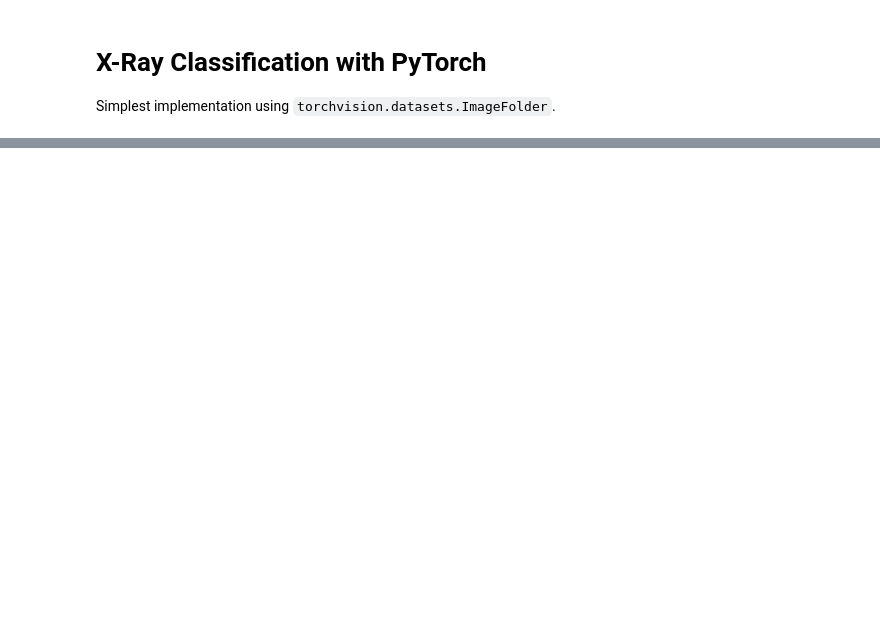
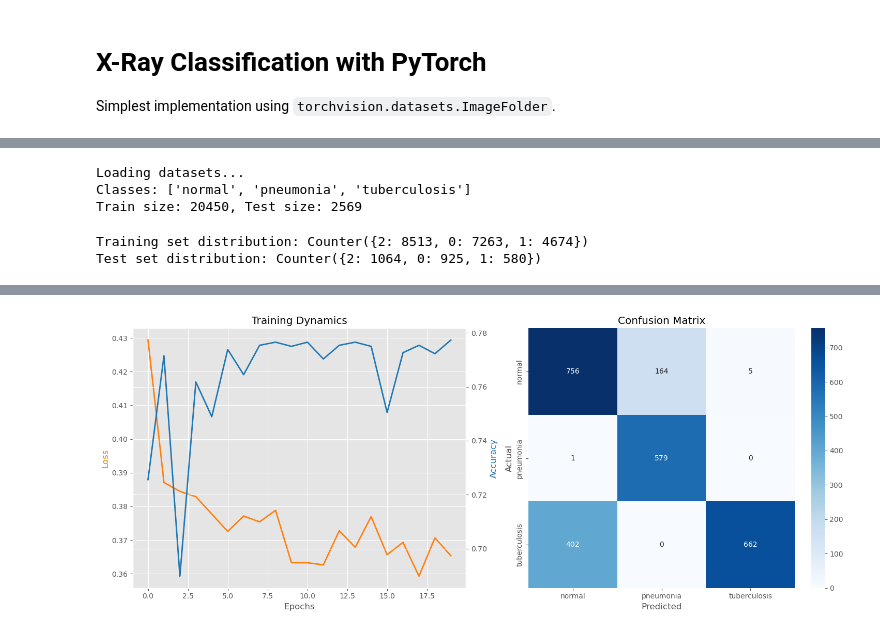
Before and after one commit to BrianShi12/X-Ray-Classification, a Jupyter notebook: main.ipynb, the cells around one changed output, grey strips where cells are left out. Saved outputs shown, nothing was run; the diff lists cells and outputs as text; code cells hidden in the pictures; blank space fills up the shorter version.

Commit message:
Finalize model and writeup

```diff
--- a/main.ipynb
+++ b/main.ipynb
@@ -30,13 +50,10 @@ print(f"Using device: {device}")
 # %%
-# 1. Transforms
-# Using ImageNet standard mean and std for better Transfer Learning performance
 def get_transforms(split="train"):
     if split == "train":
         return torchvision.transforms.Compose([
             torchvision.transforms.Resize((224, 224)),
-            torchvision.transforms.RandomHorizontalFlip(p=0.5),
-            torchvision.transforms.RandomRotation(15),
-            torchvision.transforms.ColorJitter(brightness=0.2, contrast=0.2),
+            torchvision.transforms.RandomRotation(5),
+            torchvision.transforms.ColorJitter(brightness=0.05),
             torchvision.transforms.ToTensor(),
             torchvision.transforms.Normalize([0.485, 0.456, 0.406], [0.229, 0.224, 0.225])
         ])
@@ -47,8 +64,6 @@ def get_transforms(split="train"):
             torchvision.transforms.Normalize([0.485, 0.456, 0.406], [0.229, 0.224, 0.225])
         ])
 # %%
-# 2. Datasets & Loaders
-# ImageFolder expects structure: root/class_x/xxx.png, root/class_y/yyy.png
 train_dir = 'data/chestx-ray/train'
 test_dir = 'data/chestx-ray/test'
 
@@ -63,4 +78,17 @@ print(f"Train size: {len(trainset)}, Test size: {len(testset)}")
 BATCH_SIZE = 32
 trainloader = DataLoader(trainset, batch_size=BATCH_SIZE, shuffle=True)
 testloader = DataLoader(testset, batch_size=BATCH_SIZE, shuffle=False)
+# %% [output]
+Loading datasets...
+Classes: ['normal', 'pneumonia', 'tuberculosis']
+Train size: 20450, Test size: 2569
+# %%
+from collections import Counter
+train_labels = [label for _, label in trainset]
+print("Training set distribution:", Counter(train_labels))
+test_labels = [label for _, label in testset]
+print("Test set distribution:", Counter(test_labels))
+# %% [output]
+Training set distribution: Counter({2: 8513, 0: 7263, 1: 4674})
+Test set distribution: Counter({2: 1064, 0: 925, 1: 580})
 # %%
@@ -153,15 +178,24 @@ def plot_results(train_losses, test_accuracies, all_labels, all_preds, class_nam
     plt.tight_layout()
     plt.show()
 # %%
-# 6. Run Training
-criterion = nn.CrossEntropyLoss()
-optimizer = optim.Adam(model.parameters(), lr=1e-4)
 
-# Train on Train set
-losses, accuracies = train_model(model, trainloader, testloader, criterion, optimizer, device, num_epochs=5)
+from sklearn.utils.class_weight import compute_class_weight
+import numpy as np
 
-# Final Evaluation on Test Set
+class_weights = compute_class_weight(
+    'balanced',
+    classes=np.unique(train_labels),
+    y=train_labels
+)
+class_weights = torch.FloatTensor(class_weights).to(device)
+
+criterion = nn.CrossEntropyLoss(weight=class_weights)
+optimizer = optim.Adam(model.parameters(), lr=2e-4)
+
+losses, accuracies = train_model(model, trainloader, testloader, criterion, optimizer, device, num_epochs=20)
+
 final_acc, labels, preds = evaluate(model, testloader, device)
 print(f"Final Test Accuracy: {final_acc*100:.2f}%")
 
 plot_results(losses, accuracies, labels, preds, class_names)
+# %% [output]
@@ -167,0 +219 @@ plot_results(losses, accuracies, labels, preds, class_names)
+[figure, added]
```
Also changed, not shown: parts of 6 cells of this notebook, 1 other file.
